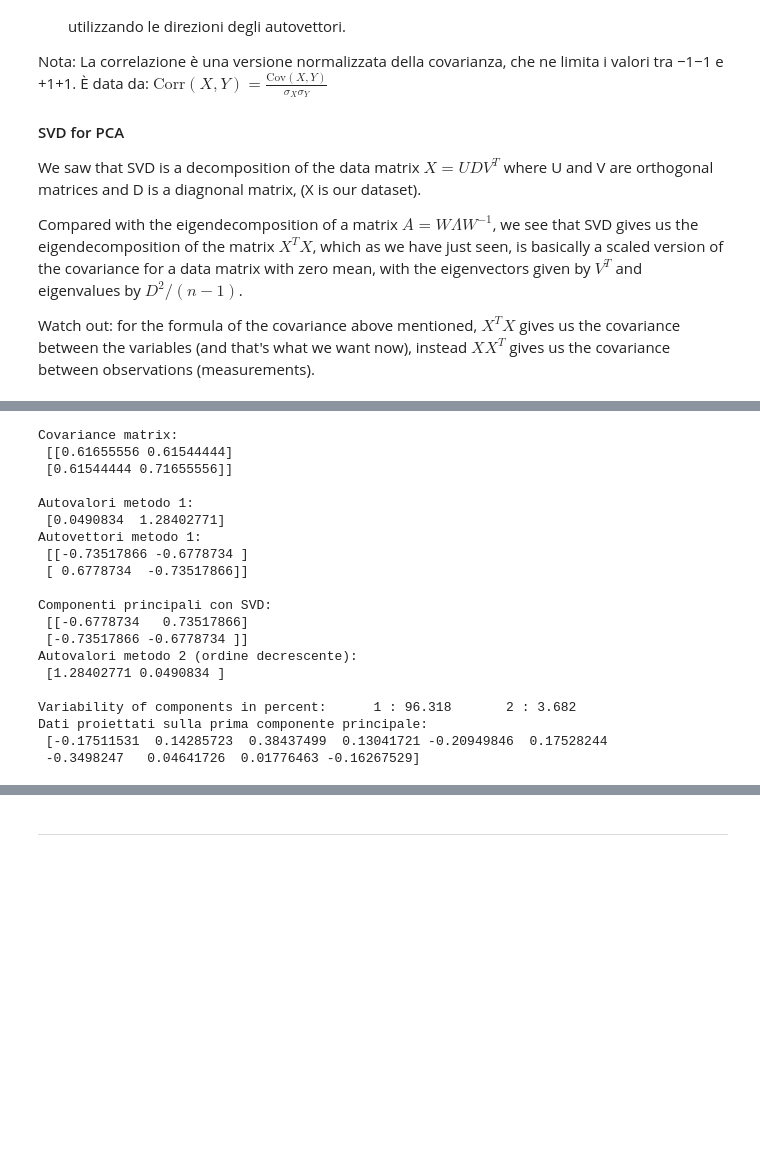
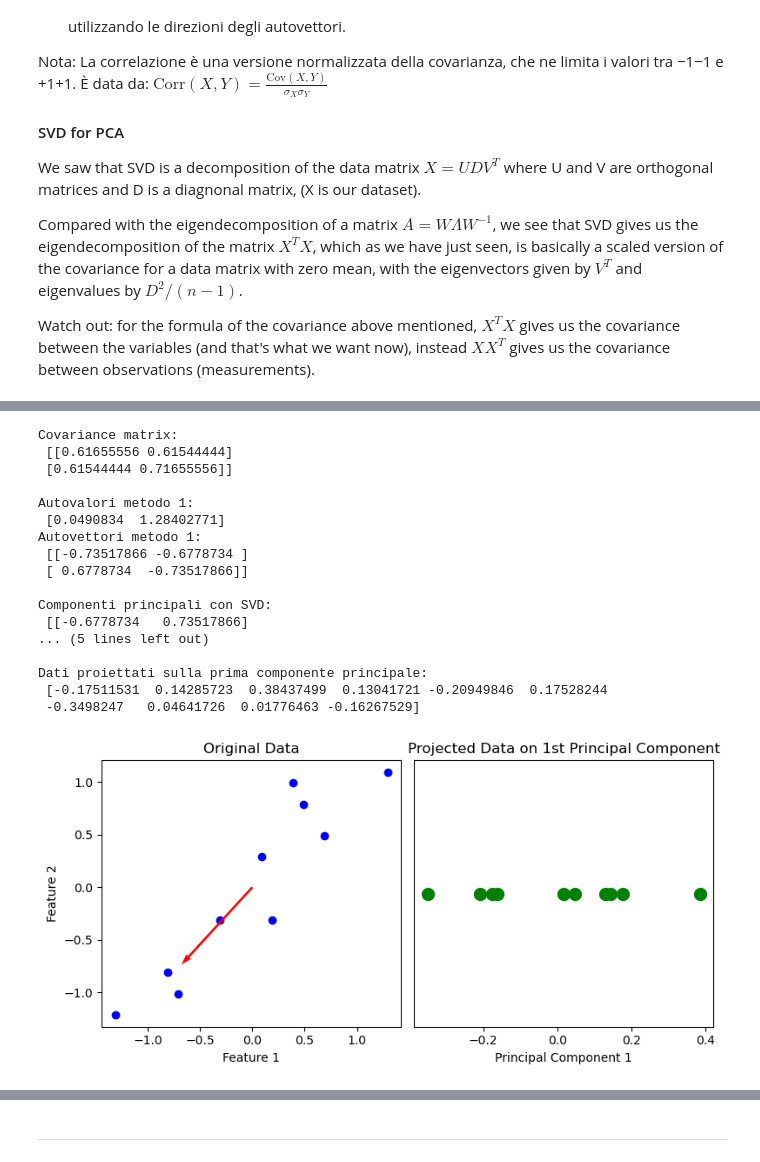
Before and after one commit to seccobenedetto/coding_tutorials, a Jupyter notebook: dimensionality_reduction.ipynb, the cells around one changed output, grey strips where cells are left out. Saved outputs shown, nothing was run; the diff lists cells and outputs as text; code cells hidden in the pictures; blank space fills up the shorter version.

```diff
--- a/dimensionality_reduction.ipynb
+++ b/dimensionality_reduction.ipynb
@@ -81,35 +83,57 @@ print(f"Autovalori metodo 2 (ordine decrescente): \n {avl} \n")
 
 # the variability explained by each component is the fraction of tha eigenvalue over the total:
 tot_avl = avl[0]+avl[1]
-print(f"Variability of components in percent:      1 : {avl[0]/tot_avl*100:.3f}       2 : {avl[1]/tot_avl*100:.3f}")
+print(f"Variability of components in percent:      1 : {avl[0]/tot_avl*100:.3f}%       2 : {avl[1]/tot_avl*100:.3f}% \n")
 
 # DIMENSIONALITY REDUCTION:
 # assumiamo ora che ci bastano le informazioni portate dalla prima principal component, come ridefinisco il dataset iniziale?
     # devo proiettare il dataset sulla matrice data dagli autovettori delle componenti principali scelte! (nel nostro caso una sola)
 proj_matrix = v[:, 0]  # La prima colonna rappresenta la prima componente principale
 # Proietto i dati centrati sulla prima componente principale
 new_X = X.dot(proj_matrix)
 
 # X_projected è il dataset ridotto alla prima componente principale
 print(f"Dati proiettati sulla prima componente principale:\n {new_X}")
+
+
+
+# PLOT dei dati originali e poi proiettati sulla prima componente principale:
+plt.figure(figsize=(8, 4))
+
+# Dati originali
+plt.subplot(1, 2, 1)
+plt.scatter(X[:, 0], X[:, 1], color='blue')
+plt.title('Original Data')
+plt.xlabel('Feature 1')
+plt.ylabel('Feature 2')
+# Aggiungo il vettore della prima componente principale
+plt.quiver(0, 0, v[0, 1], v[1, 1], angles='xy', scale_units='xy', scale=1, color='red', label='First Principal Component')
+
+# 2. Visualizza i dati proiettati sulla prima componente principale
+plt.subplot(1, 2, 2)
+plt.scatter(new_X, np.zeros_like(new_X), color='green', s=100)
+plt.title('Projected Data on 1st Principal Component')
+plt.xlabel('Principal Component 1')
+plt.yticks([])  # Rimuovi le etichette dell'asse y, in quanto ora è ridotto a una dimensione
+
+plt.tight_layout()
+plt.show()
 # %% [output]
 Covariance matrix:
  [[0.61655556 0.61544444]
  [0.61544444 0.71655556]]
 
 Autovalori metodo 1:
  [0.0490834  1.28402771]
 Autovettori metodo 1:
  [[-0.73517866 -0.6778734 ]
  [ 0.6778734  -0.73517866]]
 
 Componenti principali con SVD:
  [[-0.6778734   0.73517866]
- [-0.73517866 -0.6778734 ]]
-Autovalori metodo 2 (ordine decrescente):
- [1.28402771 0.0490834 ]
+... (5 lines left out)
 
-Variability of components in percent:      1 : 96.318       2 : 3.682
 Dati proiettati sulla prima componente principale:
  [-0.17511531  0.14285723  0.38437499  0.13041721 -0.20949846  0.17528244
  -0.3498247   0.04641726  0.01776463 -0.16267529]
+[figure, added]
```
Also changed, not shown: parts of 8 cells of this notebook, 2 other files.
